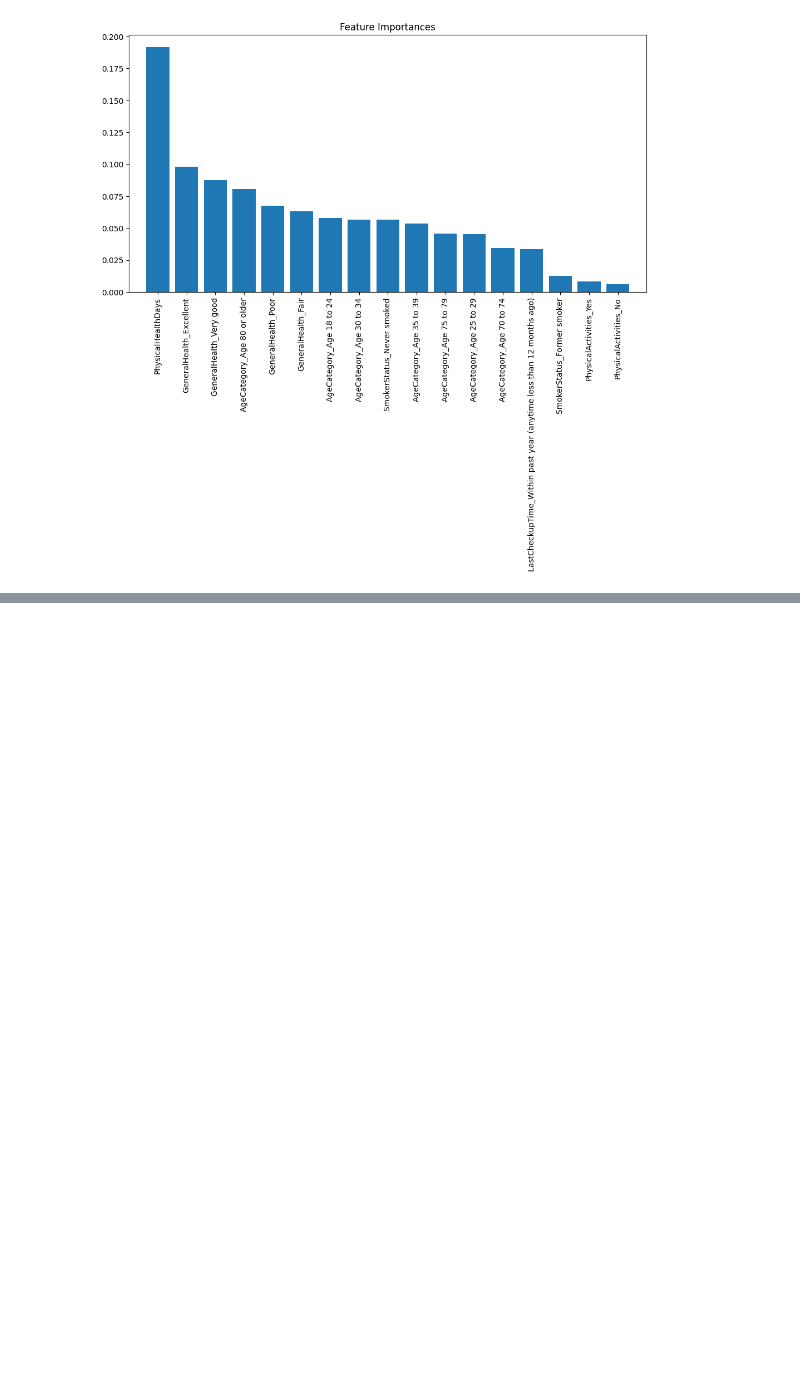
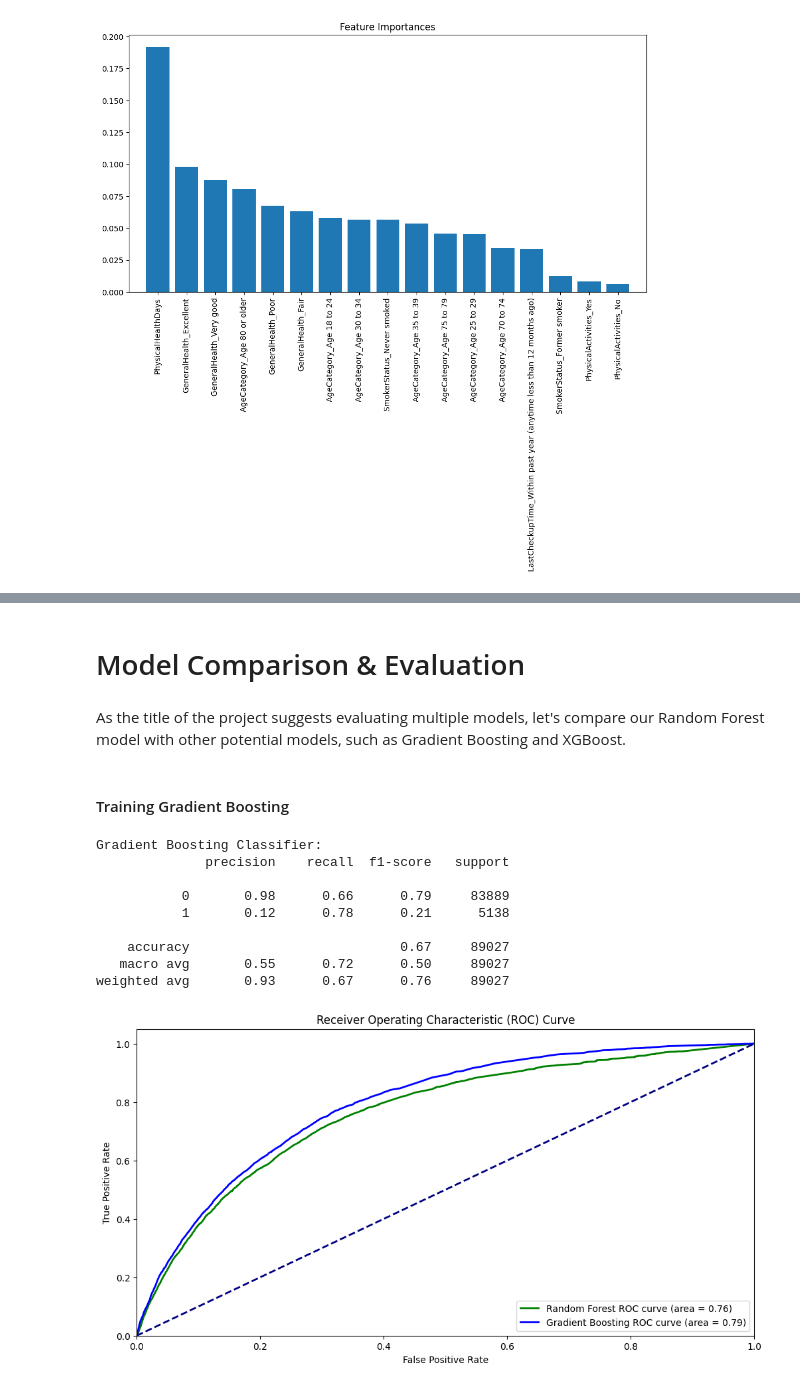
Before and after one commit to rajkumarshahu/AI-Colab, a Jupyter notebook: AI_Project.ipynb, the cells around one changed output, grey strips where cells are left out. Cells and saved outputs as stored; diff of their text form; code cells hidden in the pictures; blank space fills up the shorter version.

```diff
--- a/AI_Project.ipynb
+++ b/AI_Project.ipynb
@@ -339,0 +395,45 @@ plt.show()
+# %% [markdown]
+# Model Comparison & Evaluation
+# %% [markdown]
+As the title of the project suggests evaluating multiple models, let's compare our Random Forest model with other potential models, such as Gradient Boosting and XGBoost.
+# %% [markdown]
+#### Training Gradient Boosting
+# %%
+gb = GradientBoostingClassifier()
+gb.fit(X_resampled, y_resampled)
+y_pred_gb = gb.predict(X_test)
+
+print("Gradient Boosting Classifier:")
+print(classification_report(y_test, y_pred_gb))
+
+# Calculate the ROC curve points for Random Forest
+fpr_rf, tpr_rf, _ = roc_curve(y_test, rf.predict_proba(X_test)[:,1])
+roc_auc_rf = auc(fpr_rf, tpr_rf)
+
+# Calculate the ROC curve points for Gradient Boosting
+fpr_gb, tpr_gb, _ = roc_curve(y_test, gb.predict_proba(X_test)[:,1])
+roc_auc_gb = auc(fpr_gb, tpr_gb)
+
+# Plot the ROC curves
+plt.figure(figsize=(12, 6))
+plt.plot(fpr_rf, tpr_rf, color='green', lw=2, label=f'Random Forest ROC curve (area = {roc_auc_rf:.2f})')
+plt.plot(fpr_gb, tpr_gb, color='blue', lw=2, label=f'Gradient Boosting ROC curve (area = {roc_auc_gb:.2f})')
+plt.plot([0, 1], [0, 1], color='navy', lw=2, linestyle='--')
+plt.xlim([0.0, 1.0])
+plt.ylim([0.0, 1.05])
+plt.xlabel('False Positive Rate')
+plt.ylabel('True Positive Rate')
+plt.title('Receiver Operating Characteristic (ROC) Curve')
+plt.legend(loc="lower right")
+plt.show()
+# %% [output]
+Gradient Boosting Classifier:
+              precision    recall  f1-score   support
+
+           0       0.98      0.66      0.79     83889
+           1       0.12      0.78      0.21      5138
+
+    accuracy                           0.67     89027
+   macro avg       0.55      0.72      0.50     89027
+weighted avg       0.93      0.67      0.76     89027
+[figure, added]
```
Also changed, not shown: parts of 17 cells of this notebook.
